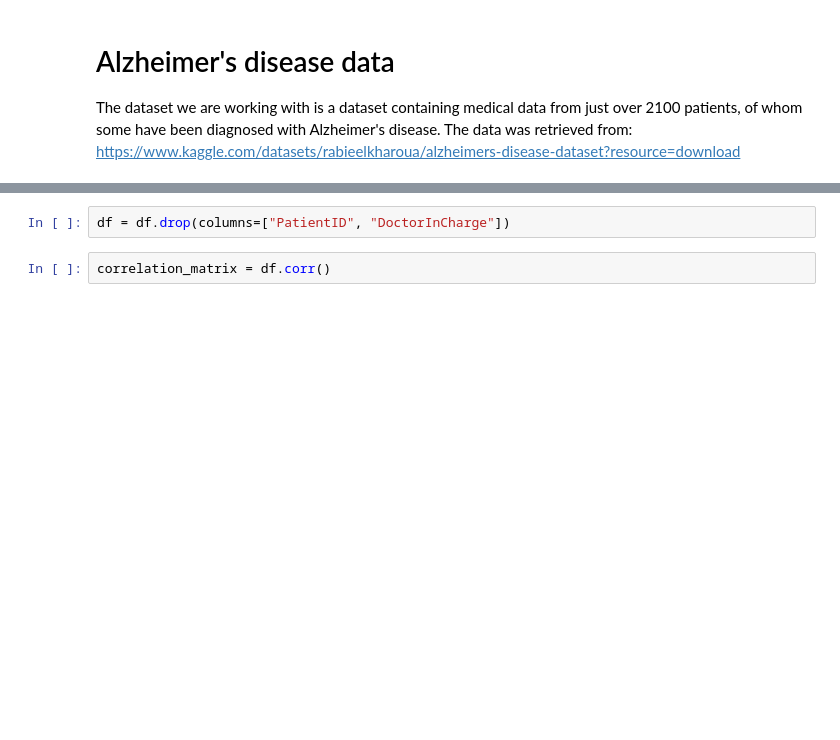
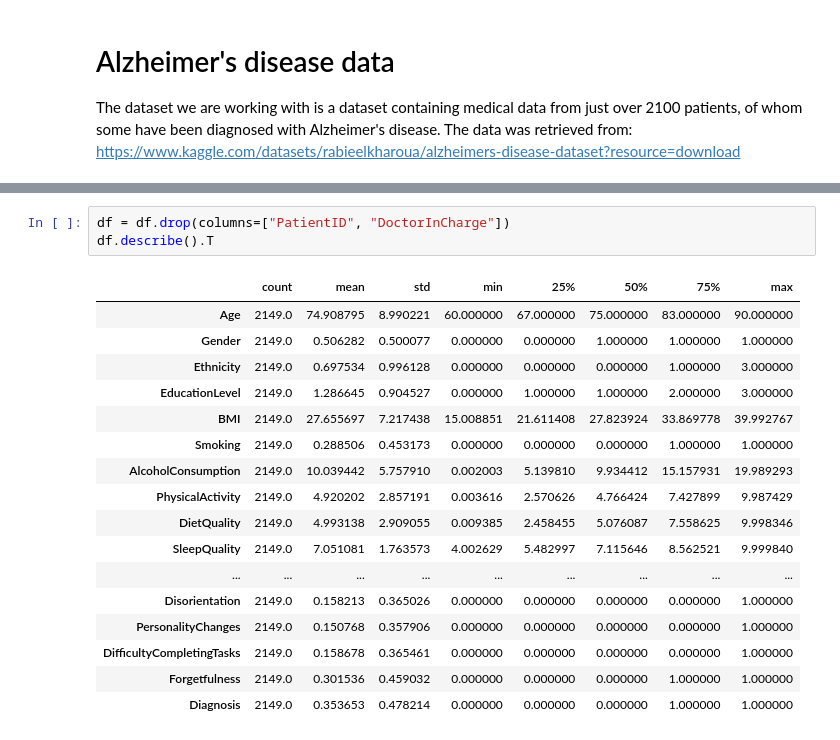
Before and after one commit to treite/classificationGroupwork, a Jupyter notebook: groupProject.ipynb, the cells around one changed output, grey strips where cells are left out. Drawn from its saved outputs; the diff is of its cells as text; blank space fills up the shorter version.

```diff
--- a/groupProject.ipynb
+++ b/groupProject.ipynb
@@ -31,7 +28,24 @@ df.describe()
 # %%
 df = df.drop(columns=["PatientID", "DoctorInCharge"])
+df.describe().T
+# %% [output]
+|  | count | mean | std | min | 25% | 50% | 75% | max |
+| Age | 2149.0 | 74.908795 | 8.990221 | 60.000000 | 67.000000 | 75.000000 | 83.000000 | 90.000000 |
+| Gender | 2149.0 | 0.506282 | 0.500077 | 0.000000 | 0.000000 | 1.000000 | 1.000000 | 1.000000 |
+| Ethnicity | 2149.0 | 0.697534 | 0.996128 | 0.000000 | 0.000000 | 0.000000 | 1.000000 | 3.000000 |
+| EducationLevel | 2149.0 | 1.286645 | 0.904527 | 0.000000 | 1.000000 | 1.000000 | 2.000000 | 3.000000 |
+| BMI | 2149.0 | 27.655697 | 7.217438 | 15.008851 | 21.611408 | 27.823924 | 33.869778 | 39.992767 |
+| Smoking | 2149.0 | 0.288506 | 0.453173 | 0.000000 | 0.000000 | 0.000000 | 1.000000 | 1.000000 |
+| AlcoholConsumption | 2149.0 | 10.039442 | 5.757910 | 0.002003 | 5.139810 | 9.934412 | 15.157931 | 19.989293 |
+| PhysicalActivity | 2149.0 | 4.920202 | 2.857191 | 0.003616 | 2.570626 | 4.766424 | 7.427899 | 9.987429 |
+| DietQuality | 2149.0 | 4.993138 | 2.909055 | 0.009385 | 2.458455 | 5.076087 | 7.558625 | 9.998346 |
+| SleepQuality | 2149.0 | 7.051081 | 1.763573 | 4.002629 | 5.482997 | 7.115646 | 8.562521 | 9.999840 |
+| ... | ... | ... | ... | ... | ... | ... | ... | ... |
+| Disorientation | 2149.0 | 0.158213 | 0.365026 | 0.000000 | 0.000000 | 0.000000 | 0.000000 | 1.000000 |
+| PersonalityChanges | 2149.0 | 0.150768 | 0.357906 | 0.000000 | 0.000000 | 0.000000 | 0.000000 | 1.000000 |
+| DifficultyCompletingTasks | 2149.0 | 0.158678 | 0.365461 | 0.000000 | 0.000000 | 0.000000 | 0.000000 | 1.000000 |
+| Forgetfulness | 2149.0 | 0.301536 | 0.459032 | 0.000000 | 0.000000 | 0.000000 | 1.000000 | 1.000000 |
+| Diagnosis | 2149.0 | 0.353653 | 0.478214 | 0.000000 | 0.000000 | 0.000000 | 1.000000 | 1.000000 |
-# %%
-correlation_matrix = df.corr()
 # %%
 corr_values = df.corr()["Diagnosis"].drop("Diagnosis")
 
```
Also changed, not shown: parts of 3 cells of this notebook.
